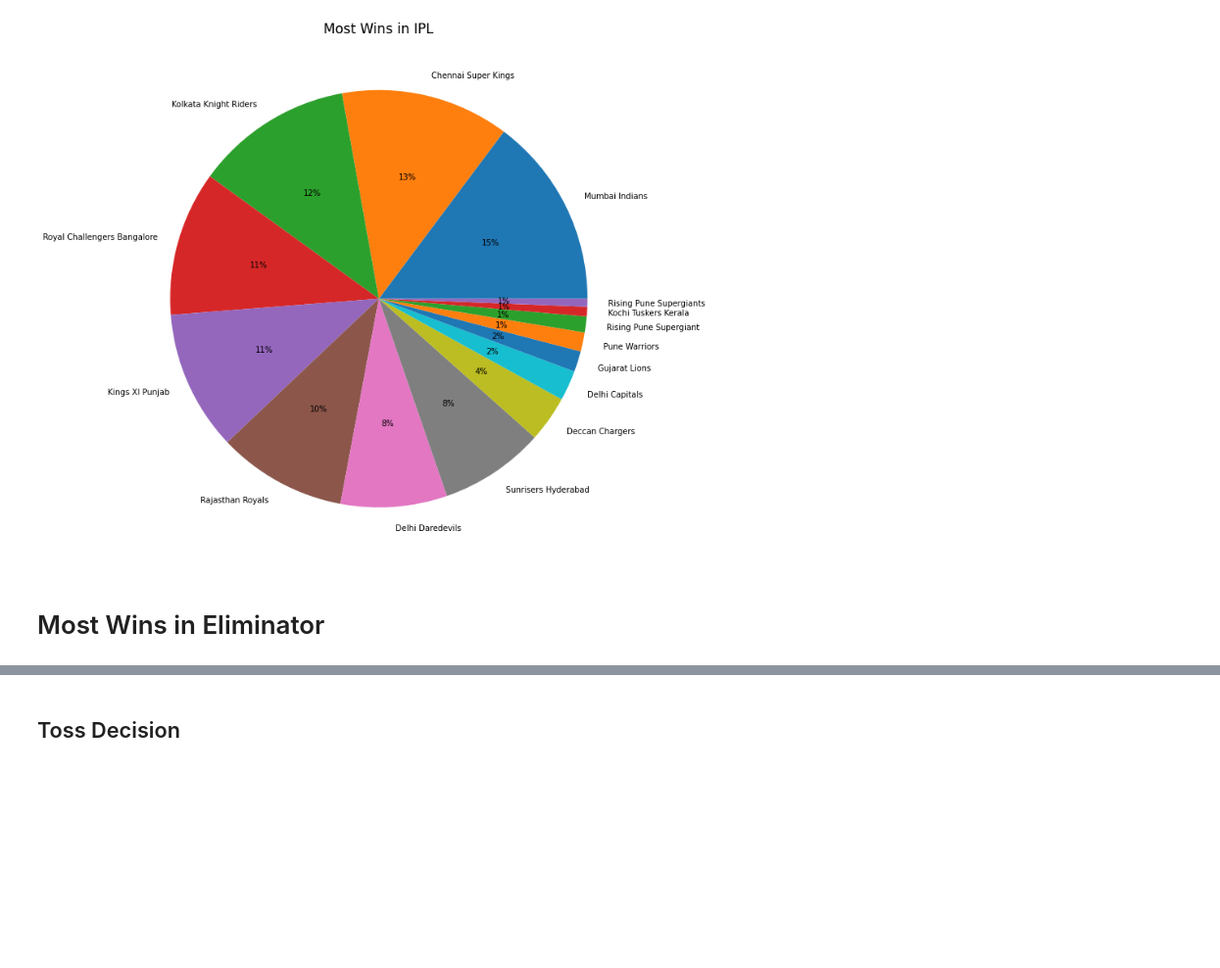
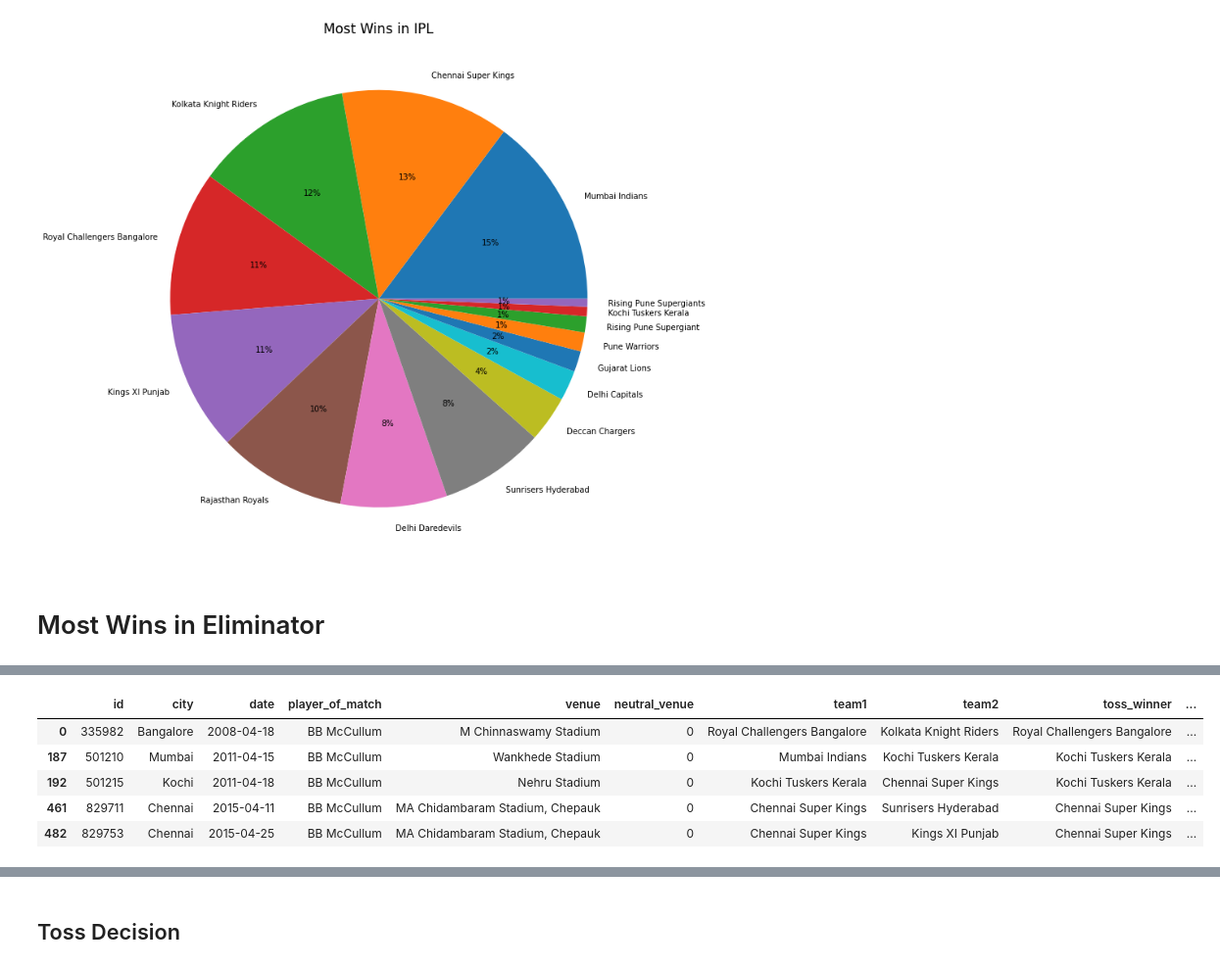
Before and after one commit to nachikethmurthy/Edureka-Webinars, a Jupyter notebook: IPL Data Analysis using Python.ipynb, the cells around one changed output, grey strips where cells are left out. Shown: that part at 98% size. Drawn from its saved outputs; the diff is of its cells as text; code cells hidden in the pictures; blank space fills up the shorter version.

```diff
--- a/IPL Data Analysis using Python.ipynb
+++ b/IPL Data Analysis using Python.ipynb
@@ -131,0 +141,3 @@ plt.show()
+# %%
+boolean_index = df["player_of_match"] == "BB McCullum"
+boolean_index
@@ -131,0 +157,9 @@ plt.show()
+# %%
+df[boolean_index]
+# %% [output]
+|  | id | city | date | player_of_match | venue | neutral_venue | team1 | team2 | toss_winner | ... |
+| 0 | 335982 | Bangalore | 2008-04-18 | BB McCullum | M Chinnaswamy Stadium | 0 | Royal Challengers Bangalore | Kolkata Knight Riders | Royal Challengers Bangalore | ... |
+| 187 | 501210 | Mumbai | 2011-04-15 | BB McCullum | Wankhede Stadium | 0 | Mumbai Indians | Kochi Tuskers Kerala | Kochi Tuskers Kerala | ... |
+| 192 | 501215 | Kochi | 2011-04-18 | BB McCullum | Nehru Stadium | 0 | Kochi Tuskers Kerala | Chennai Super Kings | Kochi Tuskers Kerala | ... |
+| 461 | 829711 | Chennai | 2015-04-11 | BB McCullum | MA Chidambaram Stadium, Chepauk | 0 | Chennai Super Kings | Sunrisers Hyderabad | Chennai Super Kings | ... |
+| 482 | 829753 | Chennai | 2015-04-25 | BB McCullum | MA Chidambaram Stadium, Chepauk | 0 | Chennai Super Kings | Kings XI Punjab | Chennai Super Kings | ... |
```
Also changed, not shown: parts of 11 cells of this notebook.
